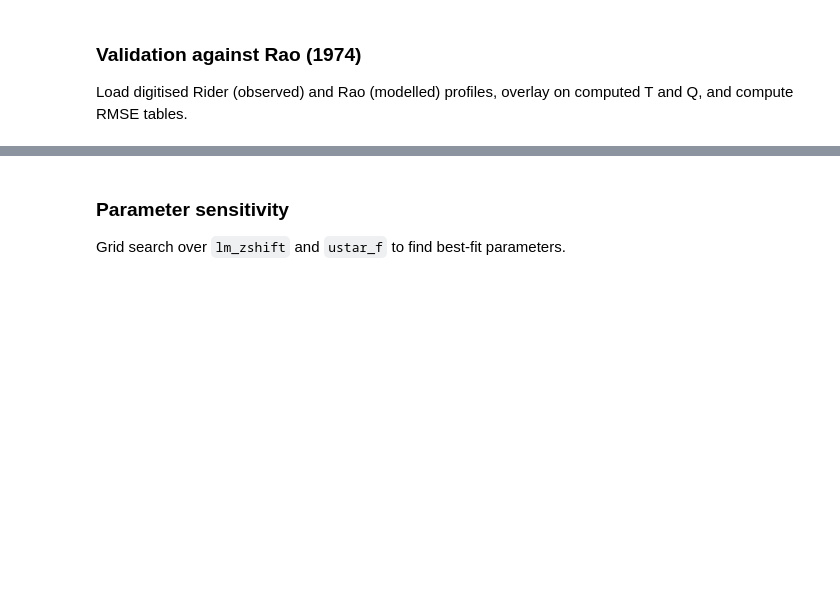
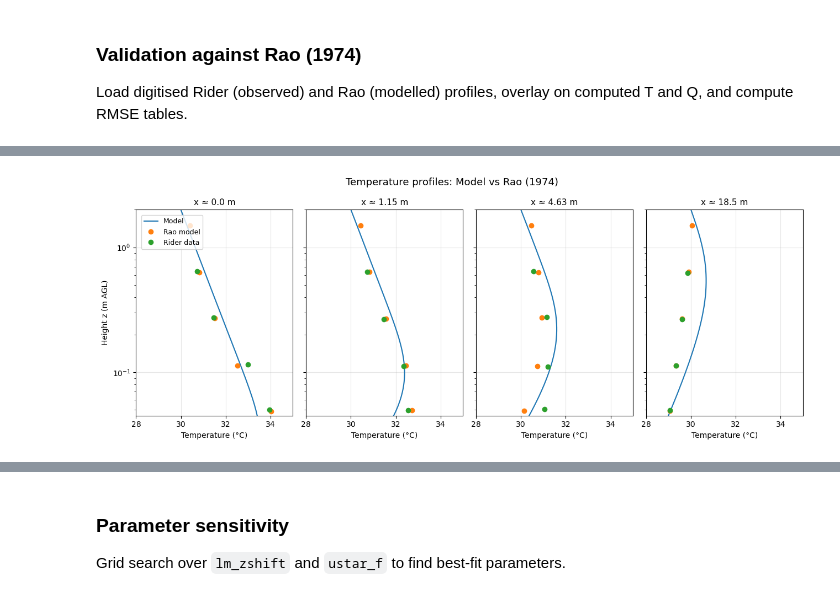
Before and after one commit to octavia-crompton/suttons-problem, a Jupyter notebook: notebooks/Advection - general.ipynb, the cells around one changed output, grey strips where cells are left out. Drawn from its saved outputs; the diff is of its cells as text; code cells hidden in the pictures; blank space fills up the shorter version.

```diff
--- a/notebooks/Advection - general.ipynb
+++ b/notebooks/Advection - general.ipynb
@@ -1076,11 +1082,11 @@ ustar_c = ustar_f*np.sqrt(shear_ratio)
 p = AdvectionParams(ustar_f = ustar_f,
                     ustar_c = ustar_c,
                     lm_option = 'kz',
-                    lm_zshift = 0.005,
-                    zom_c = 0.001,
-                    avail_ratio = 1.3,
+                    lm_zshift = 0.0005,
+                    zom_c = 0.0005,
+                    avail_ratio =  1.4,
                     Hmax = 2,
-                    le_factor = 1.3,
+                    le_factor = 1.4,
                     dz = 0.005,
                     dx = 0.2,
                     Q_a = 6.3,
@@ -1092,10 +1098,15 @@ print (p.alpha_f, p.T_sc, p.Q_c, p.RH_c)
 out = p.solve_surface_radiation_inplace(fix="alpha_c")
 
 print (p.alpha_f, p.T_sf, "Q_f", p.Q_f,  p.Q_a, p.Q_c, p.RH_c)
-out = p.update_surface_BCs_from_reference()
+out = p.update_surface_BCs_from_reference(update_T=True, update_Q=True)
 print (p.alpha_f, p.T_sf, "Q_f", p.Q_f,  p.Q_a, p.Q_c, p.RH_c)
+p.sync_surface_moisture_inplace("RH_from_Q")
+print (p.H_f, p.T_sf, p.T_sc, p.Q_f,  p.Q_a, p.Q_c)
 
-# okay, if we know T_sf and T_a, and K, we solve for H instead
-# obtain ET from
+p.reconcile_heat_with_prescribed_surface_T(mode="update_ustar", ref="z_ref")
+print (p.ustar_f, p.T_sf, p.T_sc, p.Q_f, p.Q_a, p.Q_c)
+
+out = p.update_surface_BCs_from_reference(update_T=True, update_Q=True)
+print (p.ustar_f, p.T_sf, p.T_sc, p.Q_f, p.Q_a, p.Q_c)
 # %% [output]
 0.22 28.5 17.168590668180276 59.99944070242963
@@ -1763,71 +1912,60 @@ print(fig2_long.groupby(["series", "x"]).size().rename("n_points").to_string())
 LOG_Y = True
 
 # --------- T profiles (digitized Fig. 1 vs model T_uniform) ---------
-x_panels_T = [0.0, 1.15, 4.63, 18.5]
+fig, axes = plt.subplots(1, 4, figsize=(13, 5), sharey=True)
+fig.suptitle("Temperature profiles: Model vs Rao (1974)", fontsize=13)
 
-fig, axes = plt.subplots(1, 4, figsize=(13, 5), sharey=True)
+ind0 = np.where(p.z > 0.04)[0][0]
 
-ind0 = np.where(p.z>0.04)[0][0]
-
-for ax, x_plot in zip(axes, x_panels_T):
-    # nearest model x to desired location
+for ax, x_plot in zip(axes, x_panels):
     ind = np.argmin(np.abs(p.x - x_plot))
 
-    # model profile
     ax.plot(T_uniform[ind][ind0:], p.z[ind0:] + p.d_c, label="Model")
 
+    d1 = fig1_long.query(f"x == {x_plot} and series == 'Rao'")
+    ax.plot(d1["T"], d1["z"], "o", label="Rao model")
 
-    # Rao digitized profile
-    d1 = fig1_long.query(f"x == {x_plot} and series == 'Rao'")
-    ax.plot(d1["T"][:], d1["z"][:], "o", label="Rao model")
-
-    # Rider digitized profile
     d1 = fig1_long.query(f"x == {x_plot} and series == 'Rider'")
     ax.plot(d1["T"], d1["z"], "o", label="Rider data")
 
+    ax.set_title(f"x ≈ {x_plot} m", fontsize=11)
+    ax.set_xlabel("Temperature (°C)", fontsize=10)
+    ax.set_xlim(xlim_T)
+    ax.set_ylim(ylim_T)
+    ax.set_yscale("log" if LOG_Y else "linear")
+    ax.grid(True, alpha=0.3)
 
-    ax.set_title(f"T(z) at x ≈ {x_plot} m")
-    ax.set_xlabel("Temperature (°C)")
-    ax.grid(True, alpha=0.3)
-    ax.set_ylim(0.045,2)
-# Only left-most panel gets y-label and legend
-axes[0].set_ylabel("Height z (m AGL)")
-axes[0].legend()
-
-# Apply y-scale toggle
-for ax in axes:
-    ax.set_yscale("log" if LOG_Y else "linear")
-    ax.set_xlim(28, 35)
+axes[0].set_ylabel("Height z (m AGL)", fontsize=10)
+axes[0].legend(loc="upper left", bbox_to_anchor=(0.01, 0.99), fontsize=9)
 plt.tight_layout()
 
 
 # --------- Q profiles (digitized Fig. 2 vs model Q_uniform) ---------
-x_panels_Q = [0.0, 1.15, 4.63, 18.5]
+fig, axes = plt.subplots(1, 4, figsize=(13, 5), sharey=True)
+fig.suptitle("Absolute humidity profiles: Model vs Rao (1974)", fontsize=13)
 
-fig, axes = plt.subplots(1, 4, figsize=(13, 5), sharey=True)
+for ax, x_plot in zip(axes, x_panels):
+    ind = np.argmin(np.abs(p.x - x_plot))
 
-for ax, x_plot in zip(axes, x_panels_Q):
-    # nearest model x to desired location
-    ind = np.argmin(np.abs(p.x - x_plot))
-    # model profile
     ax.plot(Q_uniform[ind][ind0:], p.z[ind0:] + p.d_c, "-", label="Model")
 
-    # Rider digitized profile (column "T" holds Q for Fig. 2)
+    # Rao digitized profile
     d1 = fig2_long.query(f"x == {x_plot} and series == 'Rao'")
     ax.plot(d1["Q"], d1["z"], "o", label="Rao model")
 
-    # Rider digitized profile (column "T" holds Q for Fig. 2)
+    # Rider digitized profile
     d1 = fig2_long.query(f"x == {x_plot} and series == 'Rider'")
     ax.plot(d1["Q"], d1["z"], "o", label="Rider data")
 
-    ax.set_title(f"Q(z) at x ≈ {x_plot} m")
-    ax.set_xlabel(r"Absolute humidity $Q$ (g m$^{-3}$)")
+    ax.set_title(f"x ≈ {x_plot} m", fontsize=11)
+    ax.set_xlabel(r"Absolute humidity $Q$ (g m$^{-3}$)", fontsize=10)
+    ax.set_xlim(xlim_Q)
+    ax.set_ylim(ylim_Q)
+    ax.set_yscale("log" if LOG_Y else "linear")
     ax.grid(True, alpha=0.3)
-    ax.set_ylim(0.04,2)
-axes[0].set_ylabel("Height z (m AGL)")
-axes[0].legend()
 
-for ax in axes:
-    ax.set_yscale("log" if LOG_Y else "linear")
-    ax.set_xlim(6,11)
+axes[0].set_ylabel("Height z (m AGL)", fontsize=10)
+axes[0].legend(loc="upper left", bbox_to_anchor=(0.01, 0.99), fontsize=9)
 plt.tight_layout()
+# %% [output]
+[figure, added]
```
Also changed, not shown: parts of 28 cells of this notebook, 3 other files.
